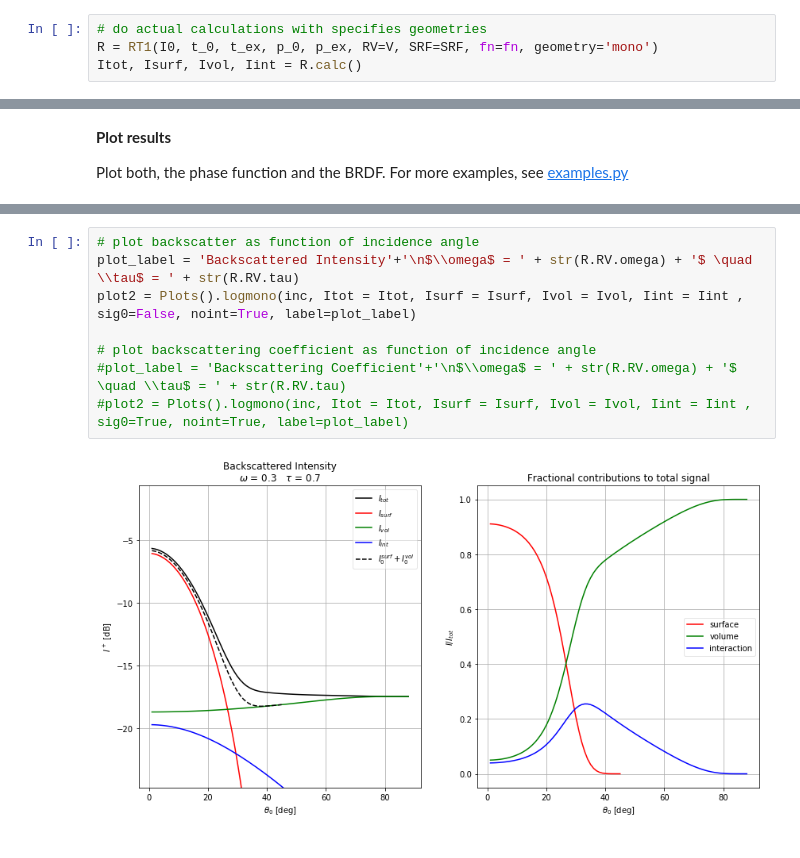
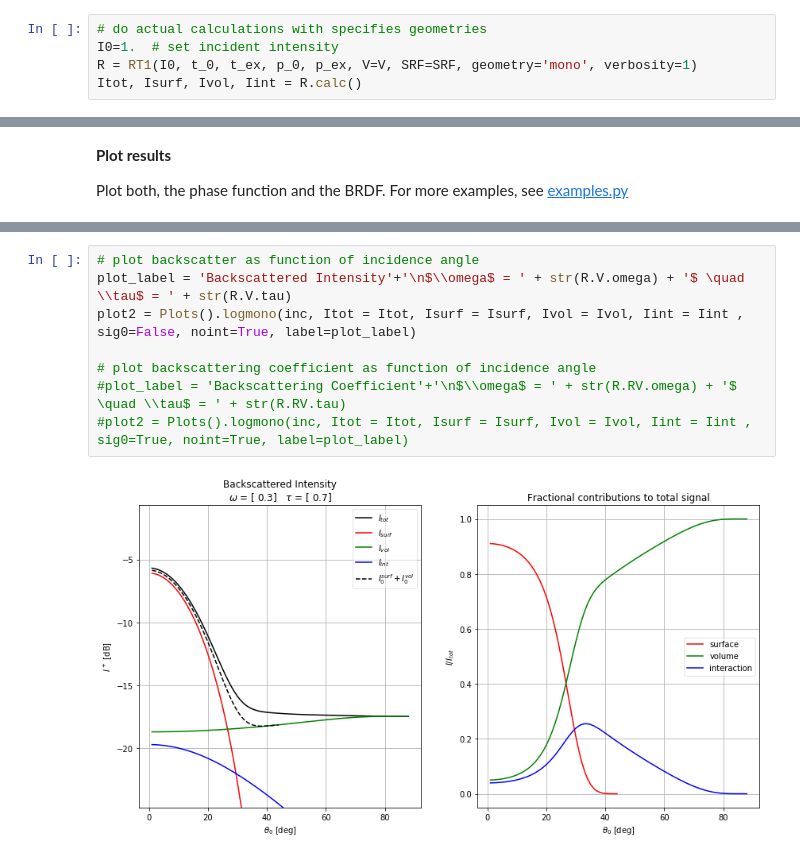
Before and after one commit to TUW-GEO/rt1, a Jupyter notebook: doc/examples/example01.ipynb, the cells around one changed output, grey strips where cells are left out. Drawn from its saved outputs; the diff is of its cells as text.

```diff
--- a/doc/examples/example01.ipynb
+++ b/doc/examples/example01.ipynb
@@ -48,4 +43,5 @@ fn = R.fn  # store coefficients for faster iteration
 # %%
 # do actual calculations with specifies geometries
-R = RT1(I0, t_0, t_ex, p_0, p_ex, RV=V, SRF=SRF, fn=fn, geometry='mono')
+I0=1.  # set incident intensity
+R = RT1(I0, t_0, t_ex, p_0, p_ex, V=V, SRF=SRF, geometry='mono', verbosity=1)
 Itot, Isurf, Ivol, Iint = R.calc()
@@ -69,10 +69,10 @@ plot1 = Plots().polarplot(R,incp = list(np.linspace(0,120,5)), incBRDF =  list(n
 # %%
 # plot backscatter as function of incidence angle
-plot_label = 'Backscattered Intensity'+'\n$\\omega$ = ' + str(R.RV.omega) + '$ \quad \\tau$ = ' + str(R.RV.tau)
+plot_label = 'Backscattered Intensity'+'\n$\\omega$ = ' + str(R.V.omega) + '$ \quad \\tau$ = ' + str(R.V.tau)
 plot2 = Plots().logmono(inc, Itot = Itot, Isurf = Isurf, Ivol = Ivol, Iint = Iint , sig0=False, noint=True, label=plot_label)
 
 # plot backscattering coefficient as function of incidence angle
 #plot_label = 'Backscattering Coefficient'+'\n$\\omega$ = ' + str(R.RV.omega) + '$ \quad \\tau$ = ' + str(R.RV.tau)
 #plot2 = Plots().logmono(inc, Itot = Itot, Isurf = Isurf, Ivol = Ivol, Iint = Iint , sig0=True, noint=True, label=plot_label)
 # %% [output]
-[figure, old version]
+[figure, new version]
```
Also changed, not shown: parts of 4 cells of this notebook, 3 other files.
